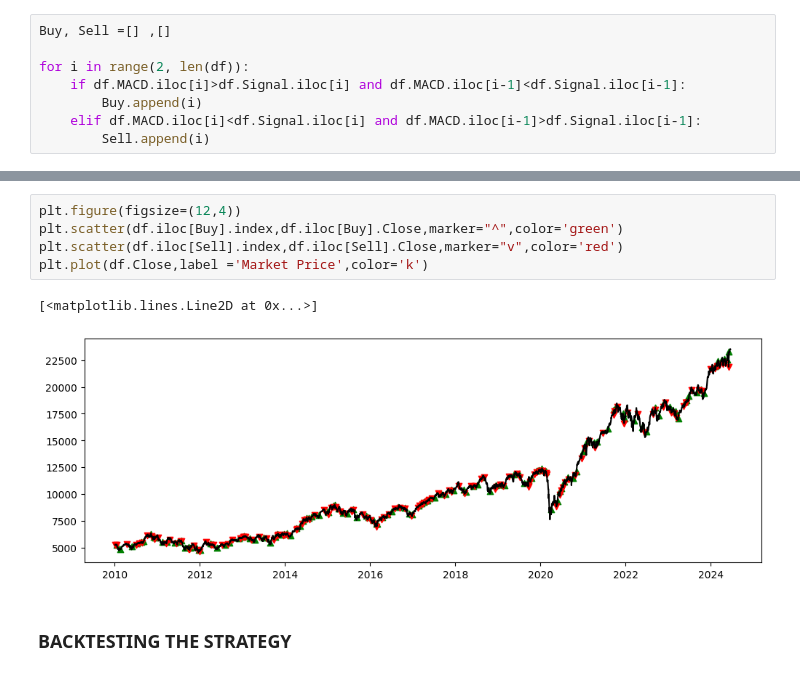
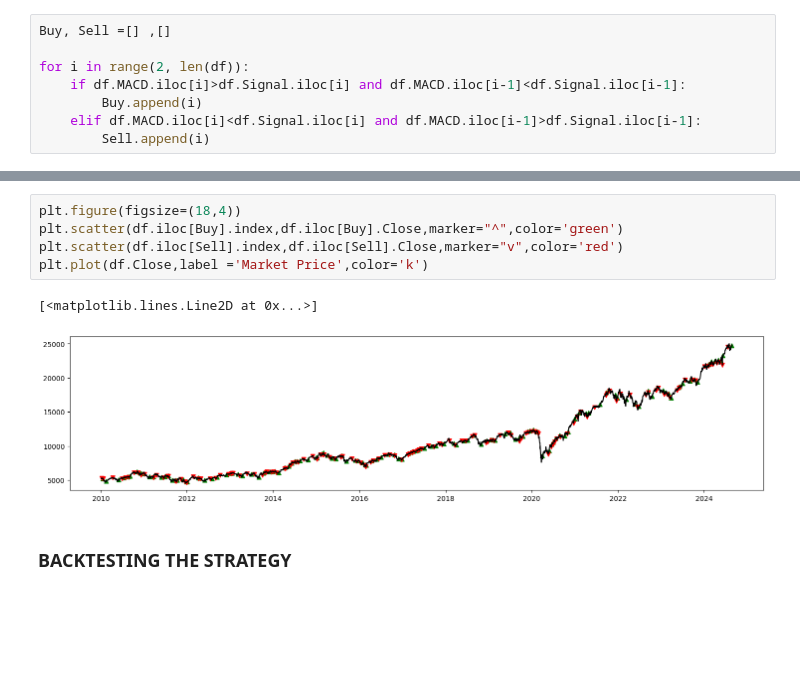
Before and after one commit to Rigava/Load-Nifty-Data, a Jupyter notebook: Technical NB/macd.ipynb, the cells around one changed output, grey strips where cells are left out. Drawn from its saved outputs; the diff is of its cells as text; blank space fills up the shorter version.

```diff
--- a/Technical NB/macd.ipynb
+++ b/Technical NB/macd.ipynb
@@ -72,11 +82,11 @@ DatetimeIndex(['2010-01-15', '2010-02-16', '2010-05-31', '2010-07-12',
 # %%
-plt.figure(figsize=(12,4))
+plt.figure(figsize=(18,4))
 plt.scatter(df.iloc[Buy].index,df.iloc[Buy].Close,marker="^",color='green')
 plt.scatter(df.iloc[Sell].index,df.iloc[Sell].Close,marker="v",color='red')
 plt.plot(df.Close,label ='Market Price',color='k')
 # %% [output]
 [<matplotlib.lines.Line2D at 0x...>]
-[figure, old version]
+[figure, new version]
 # %% [markdown]
 ### BACKTESTING THE STRATEGY
 # %%
```
Also changed, not shown: parts of 9 cells of this notebook.
